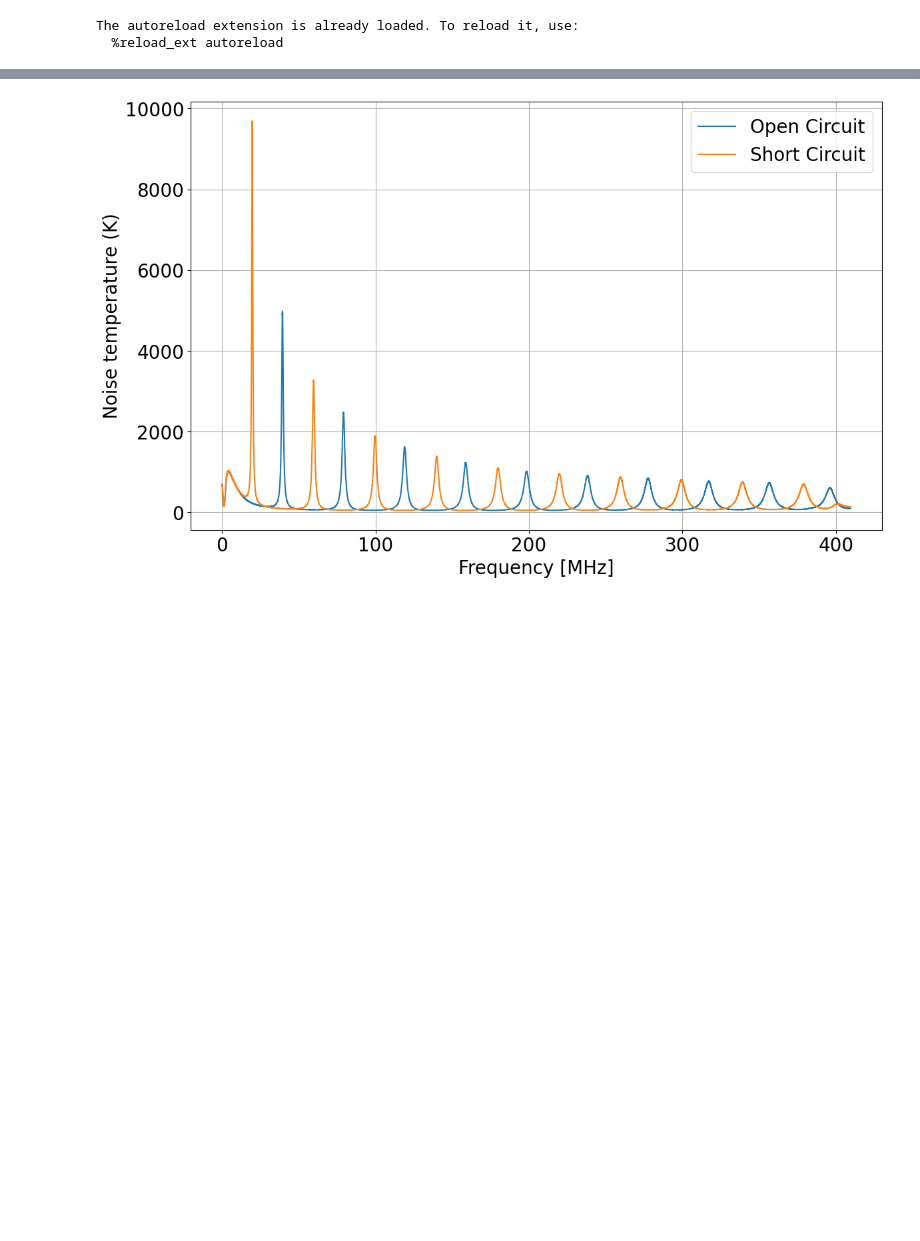
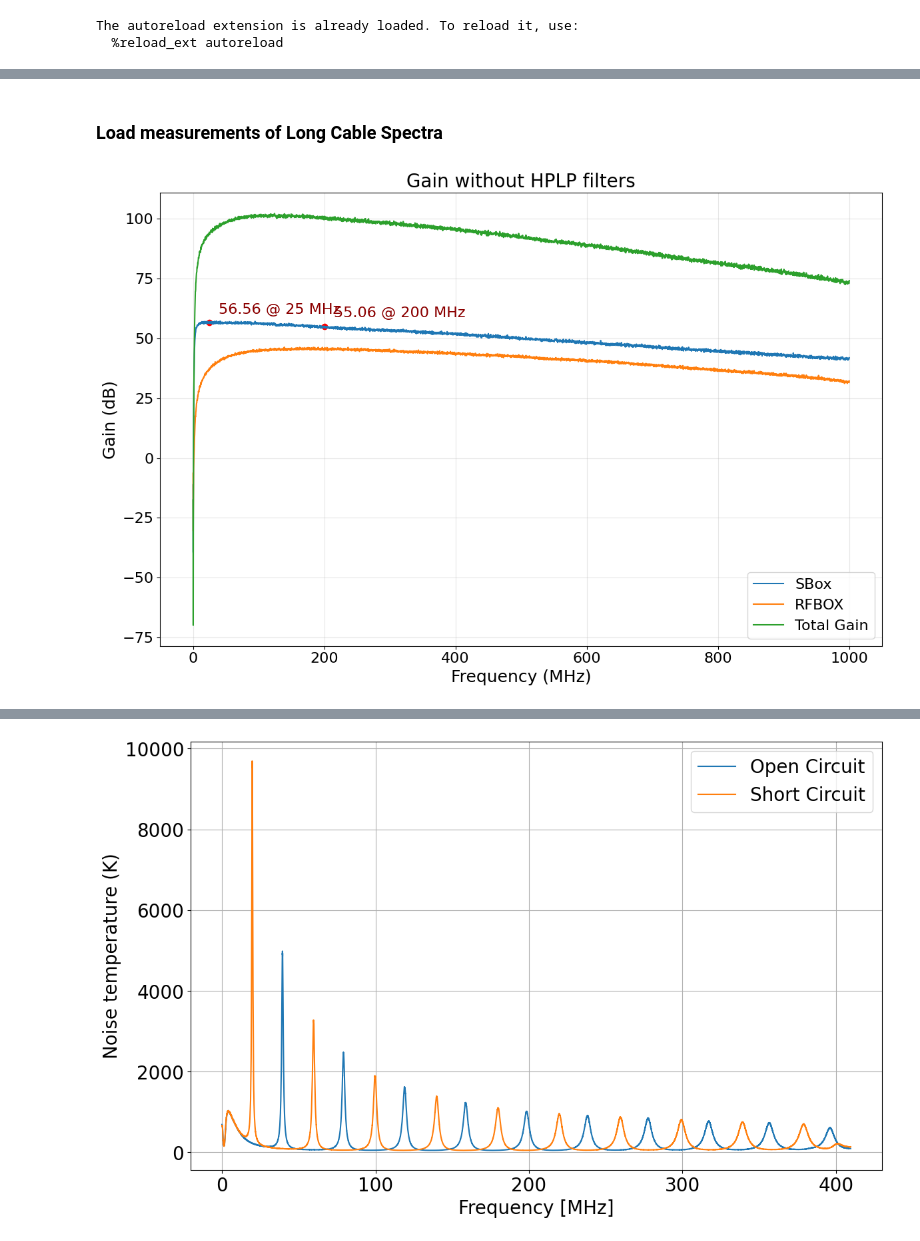
Before and after one commit to alhosani-abdulla/Highz-EXP, a Jupyter notebook: notebooks/multiple_reflection_model.ipynb, the cells around one changed output, grey strips where cells are left out. Drawn from its saved outputs; the diff is of its cells as text; code cells hidden in the pictures; blank space fills up the shorter version.

```diff
--- a/notebooks/multiple_reflection_model.ipynb
+++ b/notebooks/multiple_reflection_model.ipynb
@@ -31,3 +31,5 @@ df = fs/nfft
 faxis = fbins*df
 freq_range = (0, 500) # MHz
 faxis_hz = faxis * 1e6
+
+data_path = os.path.expanduser("~/Desktop/High-Z/long_cable")
@@ -34,22 +44,49 @@ faxis_hz = faxis * 1e6
+# %%
+# load all measured S11s
+cal_s11 = S_Params(pickle_file=pjoin(data_path, 'all_S11s.pkl'))
+cal_s11.keep_freq(10e6, 500e6)
+
+# calculates voltage reflection coefficient
+refle_coeff_dict = {'O.C. Calculated Reflection': reflection_proc.LNA_total_reflection(cal_s11.ntwk_dict["8' cable open"], cal_s11.ntwk_dict["LNA measured"]),
+                    'S.C. Calculated Reflection': reflection_proc.LNA_total_reflection(cal_s11.ntwk_dict["8' cable short"], cal_s11.ntwk_dict["LNA measured"])}
+
+vtop = lambda s: np.abs(s)**2
+
+for reflection in refle_coeff_dict:
+    f = refle_coeff_dict[reflection].f/1e6
+    s = refle_coeff_dict[reflection].s
+    # plotter.plot_gain(f, vtop(s[:, 0, 0]), title=reflection, ylabel="Power Reflection")
+# %% [markdown]
+### Load measurements of Long Cable Spectra
 # %%
-# load all measured S11s
-with open(pjoin(data_path, 'all_S11s.pkl'), 'rb') as f:
-  cal_s11 = pickle.load(f)
-
-cal_s11 = spec_proc.interpolate_ntwk_dict(cal_s11, cal_s11['LNA measured'].f)
-
 # load all good cal specs
 with open(pjoin(data_path, 'calspec_raw.pkl'), 'rb') as f:
   loaded_spec_states = pickle.load(f)
 
-# load cable noise
-with open(pjoin(data_path, 'cable_noise.pkl'), 'rb') as f:
-  cable_noise = pickle.load(f)
+# load system gain
+system_gain = S_Params(s_params_files=[pjoin(data_path, 'AmplifierChainDS.s2p'),
+                                       pjoin(data_path, 'RFBox.s2p')],
+                       labels= ['SBox', 'RFBOX'])
 
+system_gain.interpolate_all(system_gain.ntwk_dict['SBox'].f)
+
+total_gain = system_gain.ntwk_dict['SBox'].s * system_gain.ntwk_dict['RFBOX'].s
+system_gain.ntwk_dict['Total Gain'] = rf.Network(f=system_gain.ntwk_dict['SBox'].f, s=total_gain)
+
+system_gain.plot_gain(title='Gain without HPLP filters', marker_freqs=(25, 200))
 # load LNA noise from Y-factor
-with open(pjoin(data_path, 'LNA_temp.pkl'), 'rb') as f:
-  LNA_temp = pickle.load(f)
+with open(pjoin(data_path, 'LNA12_Tdut.pkl'), 'rb') as f:
+  LNA_noise = pickle.load(f)
+# # load cable noise
+# with open(pjoin(data_path, 'cable_noise.pkl'), 'rb') as f:
+#   cable_noise = pickle.load(f)
 
-# load cal specs in dbm
-with open(pjoin(data_path, 'calspec_woHPLP_dbm.pkl'), 'rb') as f:
-  loaded_dbm = pickle.load(f)
+# # load LNA noise from Y-factor
+# with open(pjoin(data_path, 'LNA_temp.pkl'), 'rb') as f:
+#   LNA_temp = pickle.load(f)
+
+# # load cal specs in dbm
+# with open(pjoin(data_path, 'calspec_woHPLP_dbm.pkl'), 'rb') as f:
+#   loaded_dbm = pickle.load(f)
+# %% [output]
+[figure, added]
```
Also changed, not shown: parts of 12 cells of this notebook, 6 other files.
